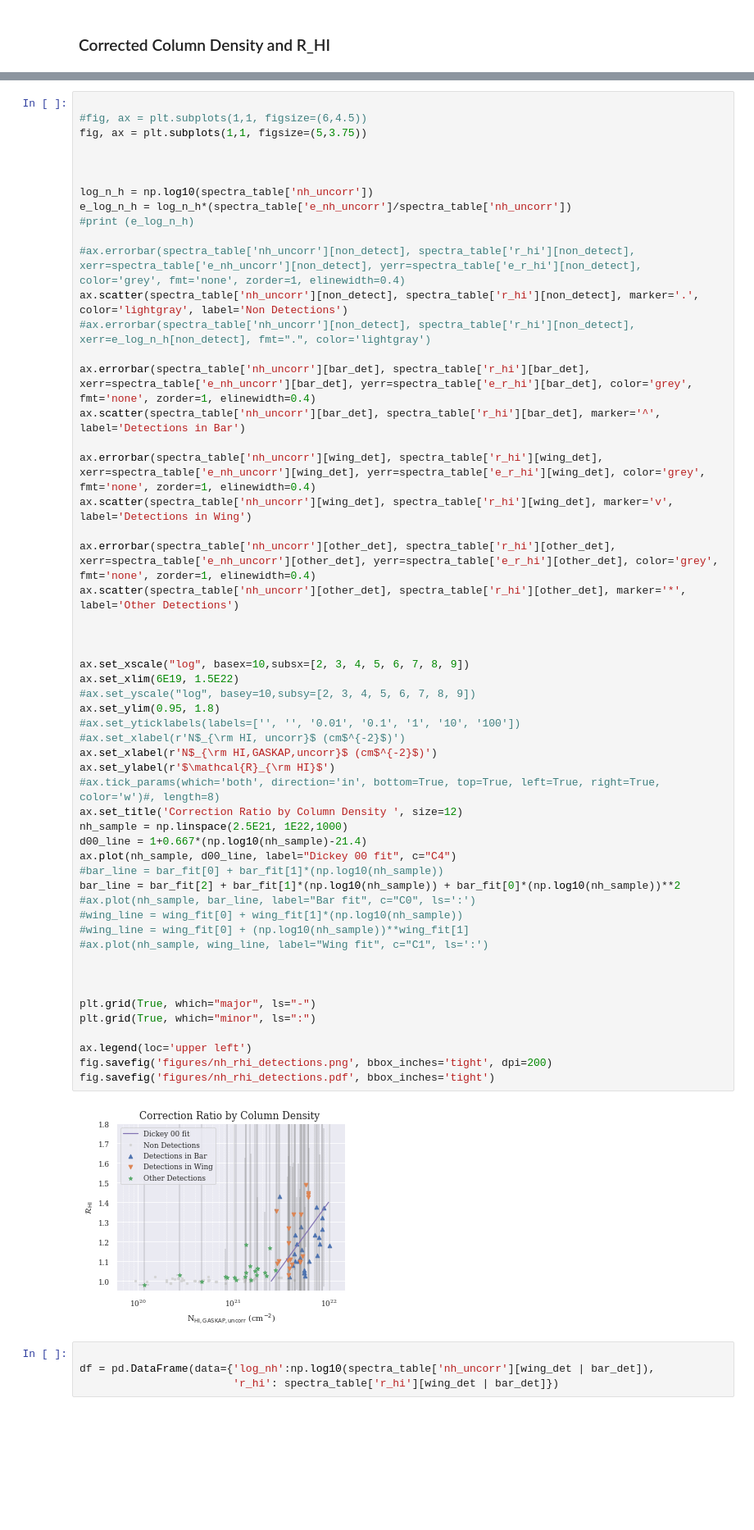
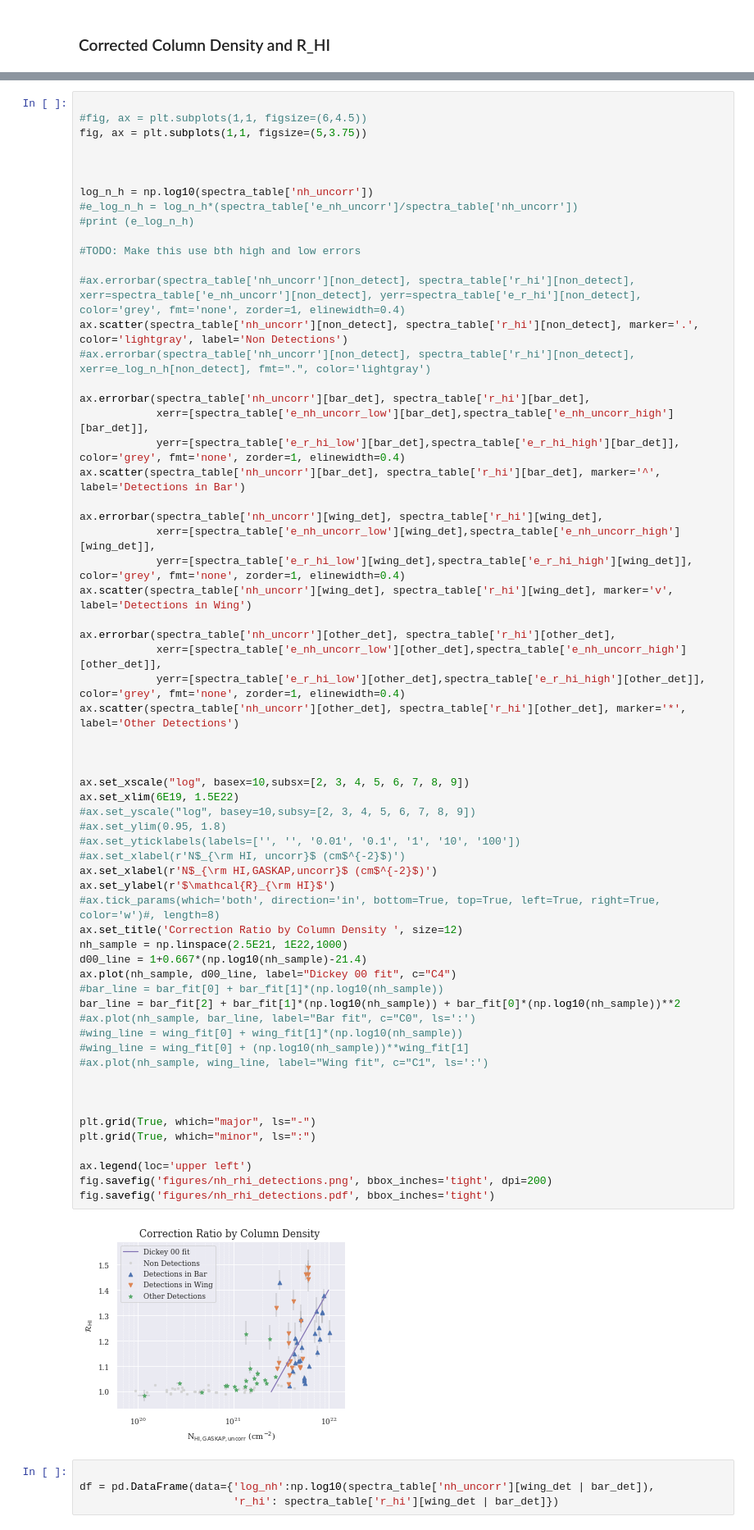
Before and after one commit to jd-au/dempsey_et_al_2022, a Jupyter notebook: CorrectedColumnDensity.ipynb, the cells around one changed output, grey strips where cells are left out. Shown at 82% size. Cells and saved outputs as stored; diff of their text form; blank space fills up the shorter version.

```diff
--- a/CorrectedColumnDensity.ipynb
+++ b/CorrectedColumnDensity.ipynb
@@ -574,54 +657,62 @@ fig, ax = plt.subplots(1,1, figsize=(5,3.75))
 
 
 log_n_h = np.log10(spectra_table['nh_uncorr'])
-e_log_n_h = log_n_h*(spectra_table['e_nh_uncorr']/spectra_table['nh_uncorr'])
+#e_log_n_h = log_n_h*(spectra_table['e_nh_uncorr']/spectra_table['nh_uncorr'])
 #print (e_log_n_h)
+
+#TODO: Make this use bth high and low errors
 
 #ax.errorbar(spectra_table['nh_uncorr'][non_detect], spectra_table['r_hi'][non_detect], xerr=spectra_table['e_nh_uncorr'][non_detect], yerr=spectra_table['e_r_hi'][non_detect], color='grey', fmt='none', zorder=1, elinewidth=0.4)
 ax.scatter(spectra_table['nh_uncorr'][non_detect], spectra_table['r_hi'][non_detect], marker='.', color='lightgray', label='Non Detections')
 #ax.errorbar(spectra_table['nh_uncorr'][non_detect], spectra_table['r_hi'][non_detect], xerr=e_log_n_h[non_detect], fmt=".", color='lightgray')
 
-ax.errorbar(spectra_table['nh_uncorr'][bar_det], spectra_table['r_hi'][bar_det], xerr=spectra_table['e_nh_uncorr'][bar_det], yerr=spectra_table['e_r_hi'][bar_det], color='grey', fmt='none', zorder=1, elinewidth=0.4)
+ax.errorbar(spectra_table['nh_uncorr'][bar_det], spectra_table['r_hi'][bar_det],
+            xerr=[spectra_table['e_nh_uncorr_low'][bar_det],spectra_table['e_nh_uncorr_high'][bar_det]],
+            yerr=[spectra_table['e_r_hi_low'][bar_det],spectra_table['e_r_hi_high'][bar_det]], color='grey', fmt='none', zorder=1, elinewidth=0.4)
 ax.scatter(spectra_table['nh_uncorr'][bar_det], spectra_table['r_hi'][bar_det], marker='^', label='Detections in Bar')
 
-ax.errorbar(spectra_table['nh_uncorr'][wing_det], spectra_table['r_hi'][wing_det], xerr=spectra_table['e_nh_uncorr'][wing_det], yerr=spectra_table['e_r_hi'][wing_det], color='grey', fmt='none', zorder=1, elinewidth=0.4)
+ax.errorbar(spectra_table['nh_uncorr'][wing_det], spectra_table['r_hi'][wing_det],
+            xerr=[spectra_table['e_nh_uncorr_low'][wing_det],spectra_table['e_nh_uncorr_high'][wing_det]],
+            yerr=[spectra_table['e_r_hi_low'][wing_det],spectra_table['e_r_hi_high'][wing_det]], color='grey', fmt='none', zorder=1, elinewidth=0.4)
 ax.scatter(spectra_table['nh_uncorr'][wing_det], spectra_table['r_hi'][wing_det], marker='v', label='Detections in Wing')
 
-ax.errorbar(spectra_table['nh_uncorr'][other_det], spectra_table['r_hi'][other_det], xerr=spectra_table['e_nh_uncorr'][other_det], yerr=spectra_table['e_r_hi'][other_det], color='grey', fmt='none', zorder=1, elinewidth=0.4)
+ax.errorbar(spectra_table['nh_uncorr'][other_det], spectra_table['r_hi'][other_det],
+            xerr=[spectra_table['e_nh_uncorr_low'][other_det],spectra_table['e_nh_uncorr_high'][other_det]],
+            yerr=[spectra_table['e_r_hi_low'][other_det],spectra_table['e_r_hi_high'][other_det]], color='grey', fmt='none', zorder=1, elinewidth=0.4)
 ax.scatter(spectra_table['nh_uncorr'][other_det], spectra_table['r_hi'][other_det], marker='*', label='Other Detections')
 
 
 
 ax.set_xscale("log", basex=10,subsx=[2, 3, 4, 5, 6, 7, 8, 9])
 ax.set_xlim(6E19, 1.5E22)
 #ax.set_yscale("log", basey=10,subsy=[2, 3, 4, 5, 6, 7, 8, 9])
-ax.set_ylim(0.95, 1.8)
+#ax.set_ylim(0.95, 1.8)
 #ax.set_yticklabels(labels=['', '', '0.01', '0.1', '1', '10', '100'])
 #ax.set_xlabel(r'N$_{\rm HI, uncorr}$ (cm$^{-2}$)')
 ax.set_xlabel(r'N$_{\rm HI,GASKAP,uncorr}$ (cm$^{-2}$)')
 ax.set_ylabel(r'$\mathcal{R}_{\rm HI}$')
 #ax.tick_params(which='both', direction='in', bottom=True, top=True, left=True, right=True, color='w')#, length=8)
 ax.set_title('Correction Ratio by Column Density ', size=12)
 nh_sample = np.linspace(2.5E21, 1E22,1000)
 d00_line = 1+0.667*(np.log10(nh_sample)-21.4)
 ax.plot(nh_sample, d00_line, label="Dickey 00 fit", c="C4")
 #bar_line = bar_fit[0] + bar_fit[1]*(np.log10(nh_sample))
 bar_line = bar_fit[2] + bar_fit[1]*(np.log10(nh_sample)) + bar_fit[0]*(np.log10(nh_sample))**2
 #ax.plot(nh_sample, bar_line, label="Bar fit", c="C0", ls=':')
 #wing_line = wing_fit[0] + wing_fit[1]*(np.log10(nh_sample))
 #wing_line = wing_fit[0] + (np.log10(nh_sample))**wing_fit[1]
 #ax.plot(nh_sample, wing_line, label="Wing fit", c="C1", ls=':')
 
 
 
 plt.grid(True, which="major", ls="-")
 plt.grid(True, which="minor", ls=":")
 
 ax.legend(loc='upper left')
 fig.savefig('figures/nh_rhi_detections.png', bbox_inches='tight', dpi=200)
 fig.savefig('figures/nh_rhi_detections.pdf', bbox_inches='tight')
 # %% [output]
-[figure, old version]
+[figure, new version]
 # %%
 
 df = pd.DataFrame(data={'log_nh':np.log10(spectra_table['nh_uncorr'][wing_det | bar_det]),
```
Also changed, not shown: parts of 36 cells of this notebook.
